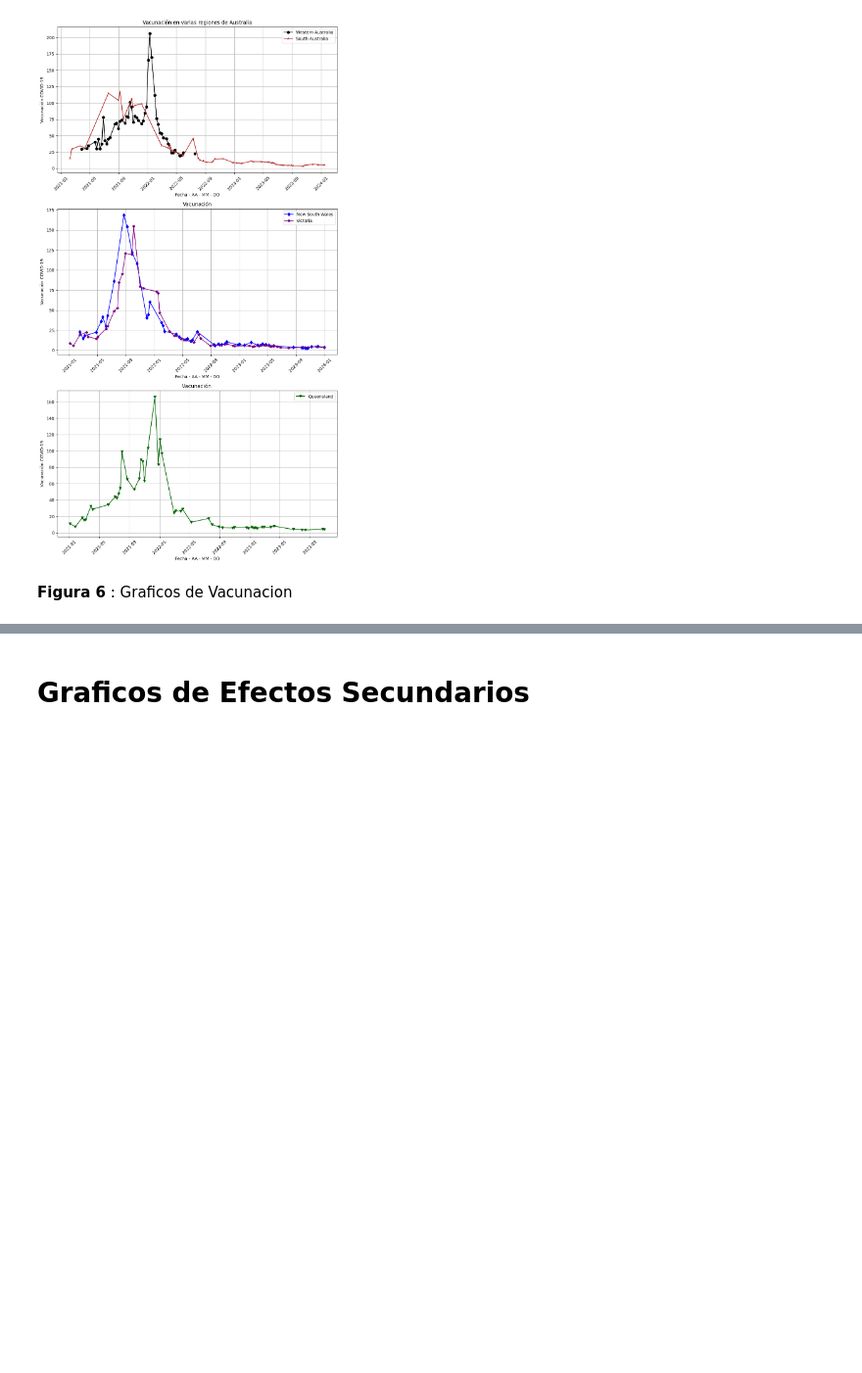
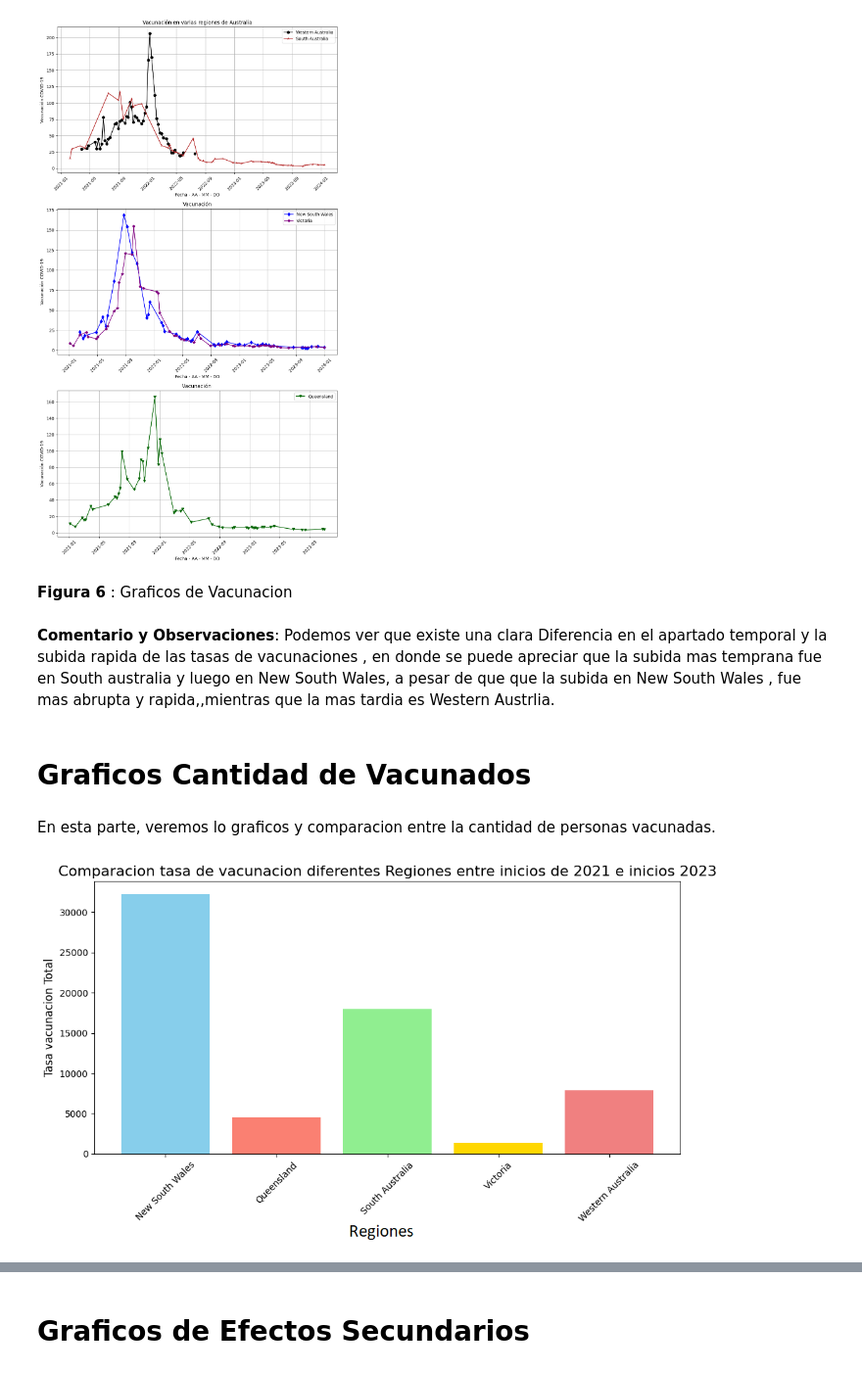
Before and after one commit to Laggssz/Solemne1MineriadeDatos, a Jupyter notebook: Informe_Mineria_de_Datos.ipynb, the cells around one changed output, grey strips where cells are left out. Shown at 98% size. Saved outputs shown, nothing was run; the diff lists cells and outputs as text; code cells hidden in the pictures; blank space fills up the shorter version.

```diff
--- a/Informe_Mineria_de_Datos.ipynb
+++ b/Informe_Mineria_de_Datos.ipynb
@@ -93,3 +94,16 @@ display(Image(filename=imagen, width=ancho, height=alto))
 [figure]
 # %% [markdown]
 **Figura 6** : Graficos de Vacunacion
+# %% [markdown]
+**Comentario y Observaciones**:  Podemos ver que existe una clara Diferencia en el apartado temporal y la subida rapida de las tasas de vacunaciones , en donde se puede apreciar que la subida mas temprana fue en South australia y luego en New South Wales, a pesar de que que la subida en New South Wales , fue mas abrupta y rapida,,mientras que la mas tardia es Western Austrlia.
+# %% [markdown]
+# Graficos Cantidad de Vacunados
+# %% [markdown]
+En esta parte, veremos lo graficos y comparacion entre la cantidad de personas vacunadas.
+# %%
+imagen = 'Ciudades Buena.png'
+ancho = 700
+alto = 400
+display(Image(filename=imagen, width=ancho, height=alto))
+# %% [output]
+[figure, added]
```
Also changed, not shown: parts of 22 cells of this notebook.
